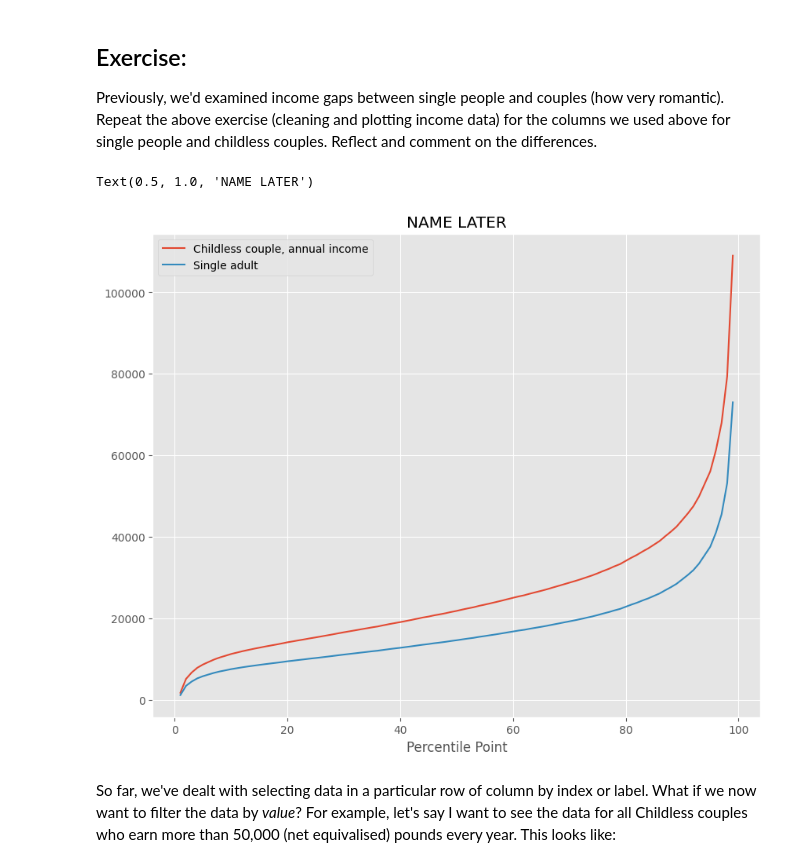
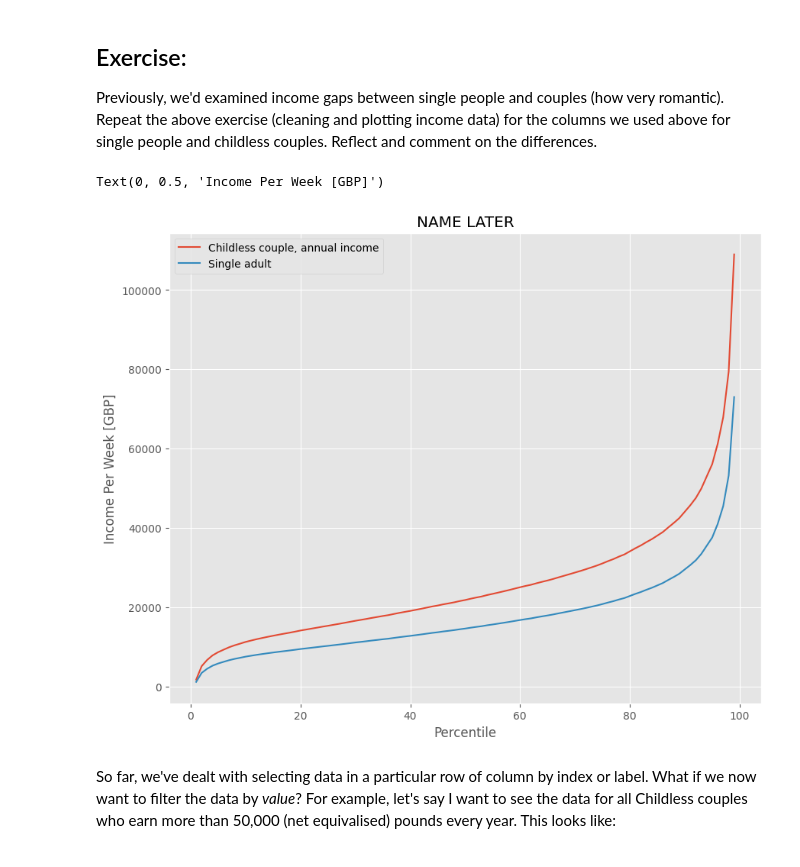
Before and after one commit to wigglyworm88/QM2, a Jupyter notebook: W2_Working_with_Data_in_Pandas.ipynb, the cells around one changed output. Cells and saved outputs as stored; diff of their text form; code cells hidden in the pictures.

```diff
--- a/W2_Working_with_Data_in_Pandas.ipynb
+++ b/W2_Working_with_Data_in_Pandas.ipynb
@@ -316,26 +327,25 @@ Text(0, 0.5, 'Income Per Week [GBP]')
 Previously, we'd examined income gaps between single people and couples (how very romantic). Repeat the above exercise (cleaning and plotting income data) for the columns we used above for single people and childless couples. Reflect and comment on the differences.
 # %%
 # Assess the income columns for SINGLE PEOPLE and CHILDLESS COUPLE
-
 
 # CLEAN THEM
 clean = income[['Childless couple, annual income', 'Single adult']]
 clean.head()
 
 clean=clean.replace(',', '', regex=True)
 clean = clean.replace('-', 'NaN', regex=True).astype('float')
 clean.head()
 
 # PLOT THEM
 clean.plot()
 plt.title('NAME LATER')
-# plt.xlabel('Percentile')
-# plt.ylabel('Income Per Week [GBP]')
+plt.xlabel('Percentile')
+plt.ylabel('Income Per Week [GBP]')
 
 # draw axhline? calc mean med mode
 # %% [output]
-Text(0.5, 1.0, 'NAME LATER')
+Text(0, 0.5, 'Income Per Week [GBP]')
-[figure, old version]
+[figure, new version]
 # %%
 Add your reflection here.
 # %% [markdown]
```
Also changed, not shown: parts of 1 cell of this notebook.
